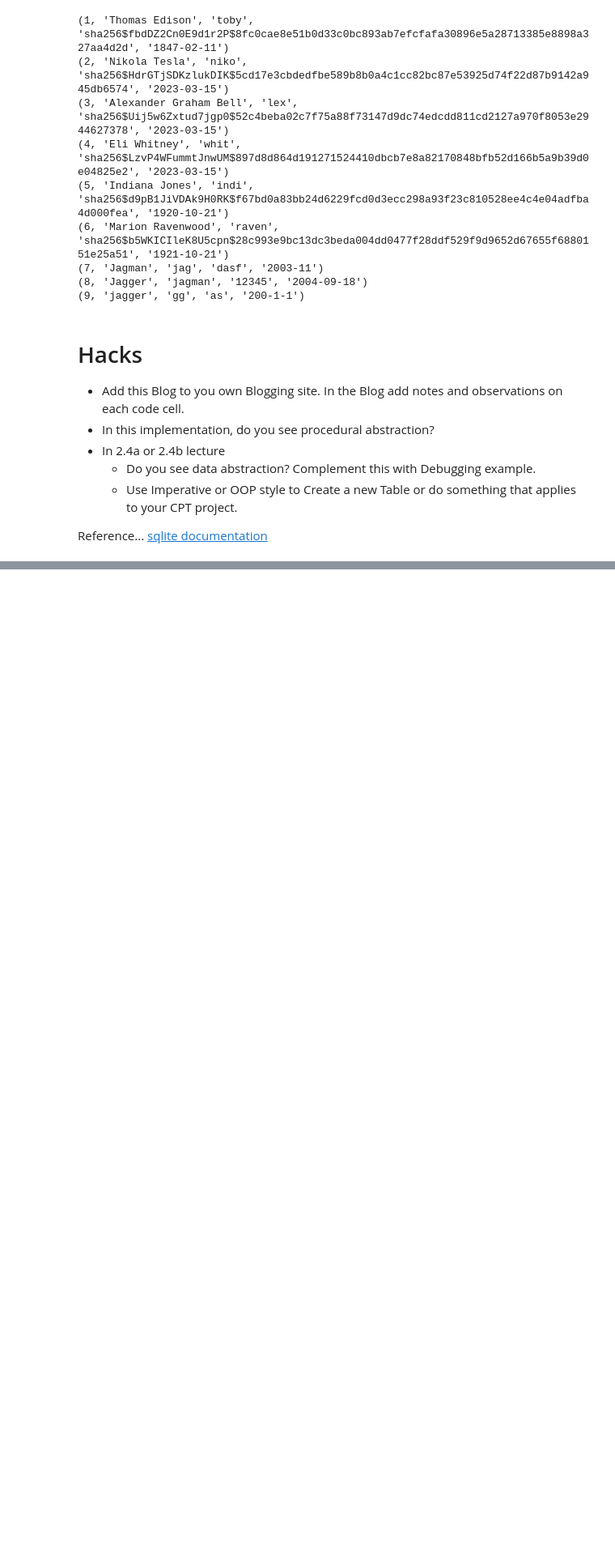
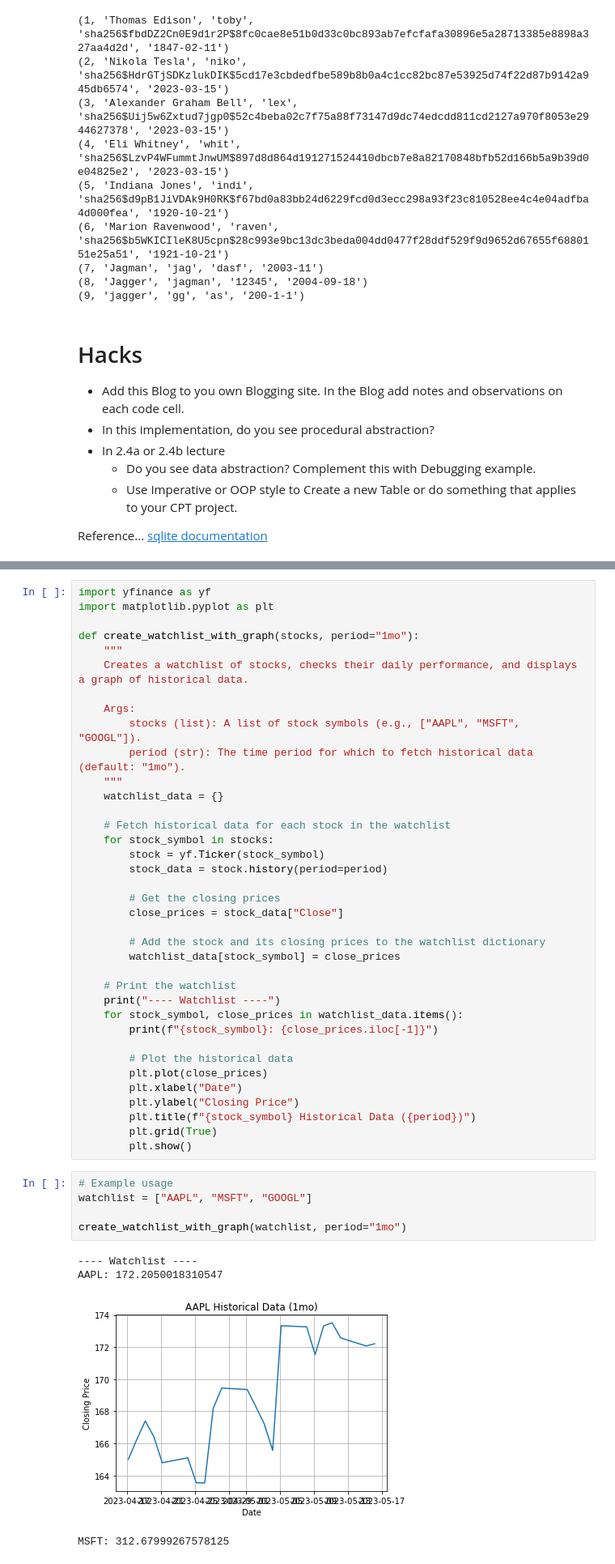
Before and after one commit to jagermi3ster/The-Pentagon, a Jupyter notebook: _notebooks/2023-03-16-AP-unit2-4b.ipynb, the cells around one changed output, grey strips where cells are left out. Shown at 81% size. Cells and saved outputs as stored; diff of their text form; blank space fills up the shorter version.

```diff
--- a/_notebooks/2023-03-16-AP-unit2-4b.ipynb
+++ b/_notebooks/2023-03-16-AP-unit2-4b.ipynb
@@ -276,0 +315,47 @@ Reference... [sqlite documentation](https://www.sqlitetutorial.net/sqlite-python
+# %%
+import yfinance as yf
+import matplotlib.pyplot as plt
+
+def create_watchlist_with_graph(stocks, period="1mo"):
+    """
+    Creates a watchlist of stocks, checks their daily performance, and displays a graph of historical data.
+
+    Args:
+        stocks (list): A list of stock symbols (e.g., ["AAPL", "MSFT", "GOOGL"]).
+        period (str): The time period for which to fetch historical data (default: "1mo").
+    """
+    watchlist_data = {}
+
+    # Fetch historical data for each stock in the watchlist
+    for stock_symbol in stocks:
+        stock = yf.Ticker(stock_symbol)
+        stock_data = stock.history(period=period)
+
+        # Get the closing prices
+        close_prices = stock_data["Close"]
+
+        # Add the stock and its closing prices to the watchlist dictionary
+        watchlist_data[stock_symbol] = close_prices
+
+    # Print the watchlist
+    print("---- Watchlist ----")
+    for stock_symbol, close_prices in watchlist_data.items():
+        print(f"{stock_symbol}: {close_prices.iloc[-1]}")
+
+        # Plot the historical data
+        plt.plot(close_prices)
+        plt.xlabel("Date")
+        plt.ylabel("Closing Price")
+        plt.title(f"{stock_symbol} Historical Data ({period})")
+        plt.grid(True)
+        plt.show()
+# %%
+# Example usage
+watchlist = ["AAPL", "MSFT", "GOOGL"]
+
+create_watchlist_with_graph(watchlist, period="1mo")
+# %% [output]
+---- Watchlist ----
+AAPL: 172.2050018310547
+[figure, added]
+MSFT: 312.67999267578125
```
Also changed, not shown: parts of 2 cells of this notebook.
